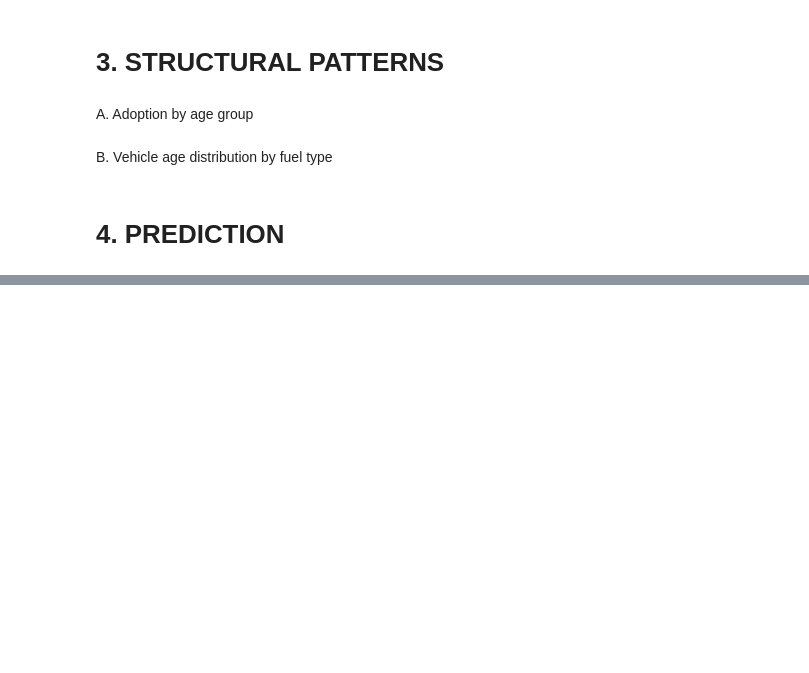
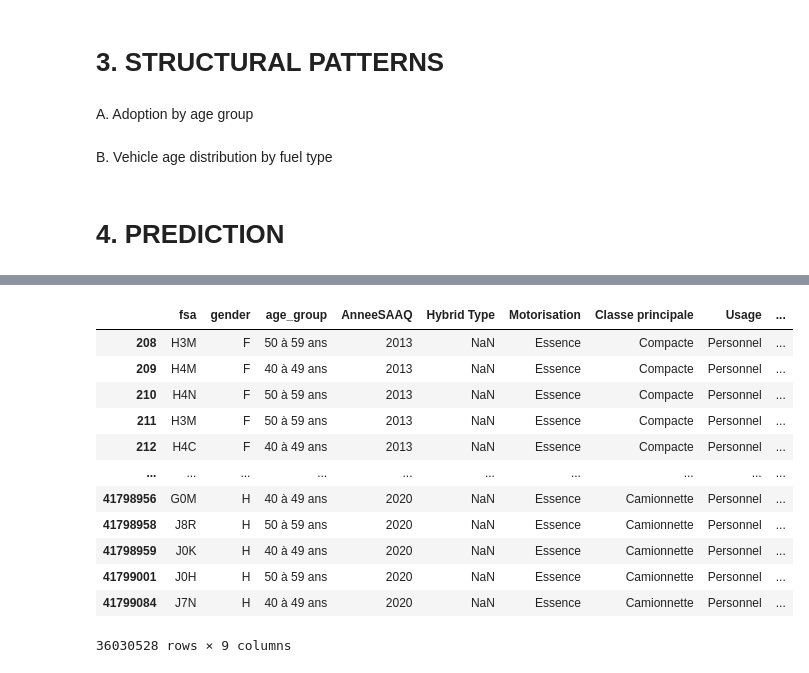
Before and after one commit to ADTranspoResearch/MATSim-agent-vehicle-assignment, a Jupyter notebook: adoption prediction model/model.ipynb, the cells around one changed output, grey strips where cells are left out. Saved outputs shown, nothing was run; the diff lists cells and outputs as text; code cells hidden in the pictures; blank space fills up the shorter version.

```diff
--- a/adoption prediction model/model.ipynb
+++ b/adoption prediction model/model.ipynb
@@ -1537,0 +1053,16 @@ for g in sorted(plot_df["gender"].dropna().unique()):
+# %%
+df_model
+# %% [output]
+|  | fsa | gender | age_group | AnneeSAAQ | Hybrid Type | Motorisation | Classe principale | Usage | ... |
+| 208 | H3M | F | 50 à 59 ans | 2013 | NaN | Essence | Compacte | Personnel | ... |
+| 209 | H4M | F | 40 à 49 ans | 2013 | NaN | Essence | Compacte | Personnel | ... |
+| 210 | H4N | F | 50 à 59 ans | 2013 | NaN | Essence | Compacte | Personnel | ... |
+| 211 | H3M | F | 50 à 59 ans | 2013 | NaN | Essence | Compacte | Personnel | ... |
+| 212 | H4C | F | 40 à 49 ans | 2013 | NaN | Essence | Compacte | Personnel | ... |
+| ... | ... | ... | ... | ... | ... | ... | ... | ... | ... |
+| 41798956 | G0M | H | 40 à 49 ans | 2020 | NaN | Essence | Camionnette | Personnel | ... |
+| 41798958 | J8R | H | 50 à 59 ans | 2020 | NaN | Essence | Camionnette | Personnel | ... |
+| 41798959 | J0K | H | 40 à 49 ans | 2020 | NaN | Essence | Camionnette | Personnel | ... |
+| 41799001 | J0H | H | 50 à 59 ans | 2020 | NaN | Essence | Camionnette | Personnel | ... |
+| 41799084 | J7N | H | 40 à 49 ans | 2020 | NaN | Essence | Camionnette | Personnel | ... |
+36030528 rows × 9 columns
```
Also changed, not shown: parts of 22 cells of this notebook, 6 other files.
